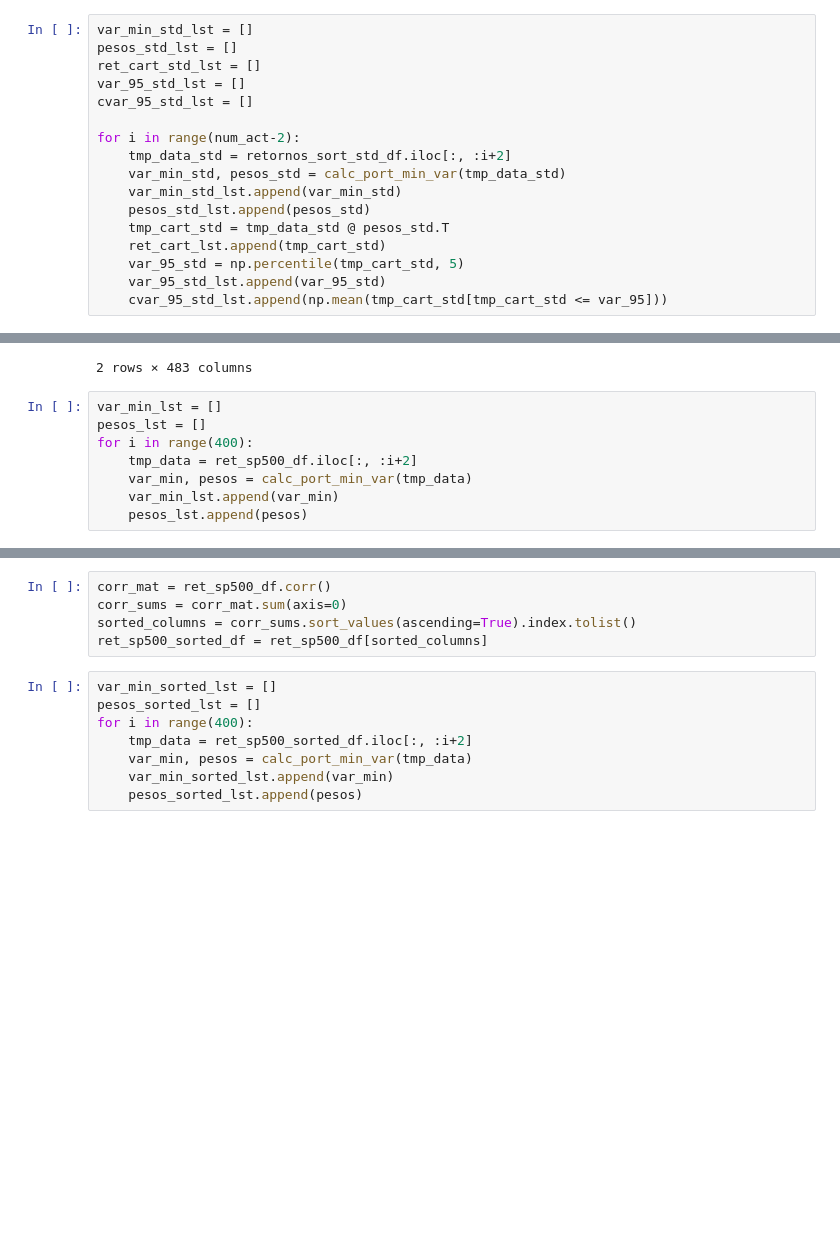
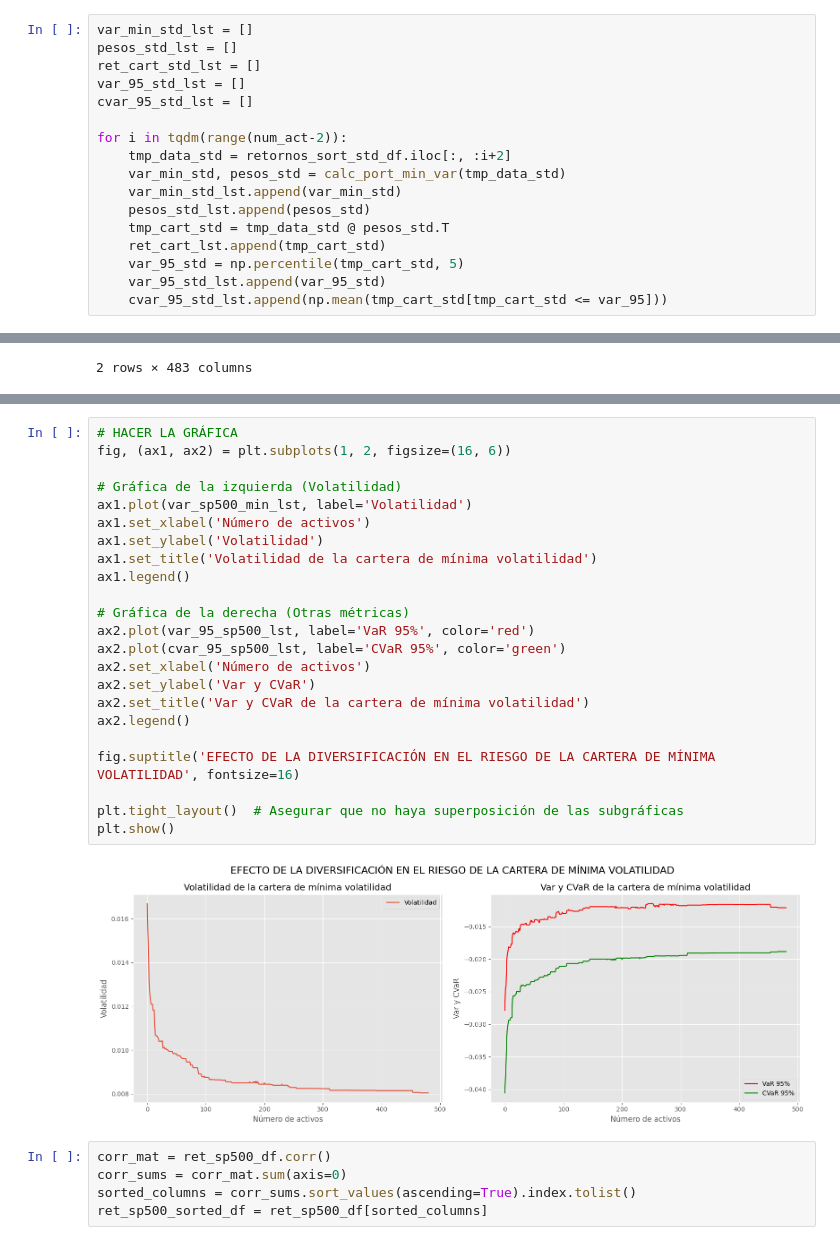
Before and after one commit to alfonso-santos/Python-aplicado-gestion-carteras, a Jupyter notebook: source/analisis-diversificacion.ipynb, the cells around one changed output, grey strips where cells are left out. Cells and saved outputs as stored; diff of their text form; blank space fills up the shorter version.

```diff
--- a/source/analisis-diversificacion.ipynb
+++ b/source/analisis-diversificacion.ipynb
@@ -273,7 +277,7 @@ ret_cart_std_lst = []
 var_95_std_lst = []
 cvar_95_std_lst = []
 
-for i in range(num_act-2):
+for i in tqdm(range(num_act-2)):
     tmp_data_std = retornos_sort_std_df.iloc[:, :i+2]
     var_min_std, pesos_std = calc_port_min_var(tmp_data_std)
     var_min_std_lst.append(var_min_std)
@@ -360,11 +362,3 @@ ret_sp500_df.head(2)  # Mostrar las primeras filas de los retornos logarítmicos
 | 2015-07-07 | 0.010866 | 0.023384 | 0.000673 | -0.002463 | 0.004971 | 0.005539 | 0.009405 | 0.003026 | 0.013672 | 0.001117 | ... | ... |
 | 2015-07-08 | -0.026485 | -0.034012 | -0.021885 | -0.025136 | -0.013214 | -0.007392 | -0.019305 | -0.007364 | -0.010800 | -0.007473 | ... | ... |
 2 rows × 483 columns
-# %%
-var_min_lst = []
-pesos_lst = []
-for i in range(400):
-    tmp_data = ret_sp500_df.iloc[:, :i+2]
-    var_min, pesos = calc_port_min_var(tmp_data)
-    var_min_lst.append(var_min)
-    pesos_lst.append(pesos)
@@ -373,13 +393,30 @@ for i in range(400):
+# %%
+# HACER LA GRÁFICA
+fig, (ax1, ax2) = plt.subplots(1, 2, figsize=(16, 6))
+
+# Gráfica de la izquierda (Volatilidad)
+ax1.plot(var_sp500_min_lst, label='Volatilidad')
+ax1.set_xlabel('Número de activos')
+ax1.set_ylabel('Volatilidad')
+ax1.set_title('Volatilidad de la cartera de mínima volatilidad')
+ax1.legend()
+
+# Gráfica de la derecha (Otras métricas)
+ax2.plot(var_95_sp500_lst, label='VaR 95%', color='red')
+ax2.plot(cvar_95_sp500_lst, label='CVaR 95%', color='green')
+ax2.set_xlabel('Número de activos')
+ax2.set_ylabel('Var y CVaR')
+ax2.set_title('Var y CVaR de la cartera de mínima volatilidad')
+ax2.legend()
+
+fig.suptitle('EFECTO DE LA DIVERSIFICACIÓN EN EL RIESGO DE LA CARTERA DE MÍNIMA VOLATILIDAD', fontsize=16)
+
+plt.tight_layout()  # Asegurar que no haya superposición de las subgráficas
+plt.show()
+# %% [output]
+[figure, added]
 # %%
 corr_mat = ret_sp500_df.corr()
 corr_sums = corr_mat.sum(axis=0)
 sorted_columns = corr_sums.sort_values(ascending=True).index.tolist()
 ret_sp500_sorted_df = ret_sp500_df[sorted_columns]
-# %%
-var_min_sorted_lst = []
-pesos_sorted_lst = []
-for i in range(400):
-    tmp_data = ret_sp500_sorted_df.iloc[:, :i+2]
-    var_min, pesos = calc_port_min_var(tmp_data)
-    var_min_sorted_lst.append(var_min)
-    pesos_sorted_lst.append(pesos)
```
Also changed, not shown: parts of 16 cells of this notebook, 3 other files.
